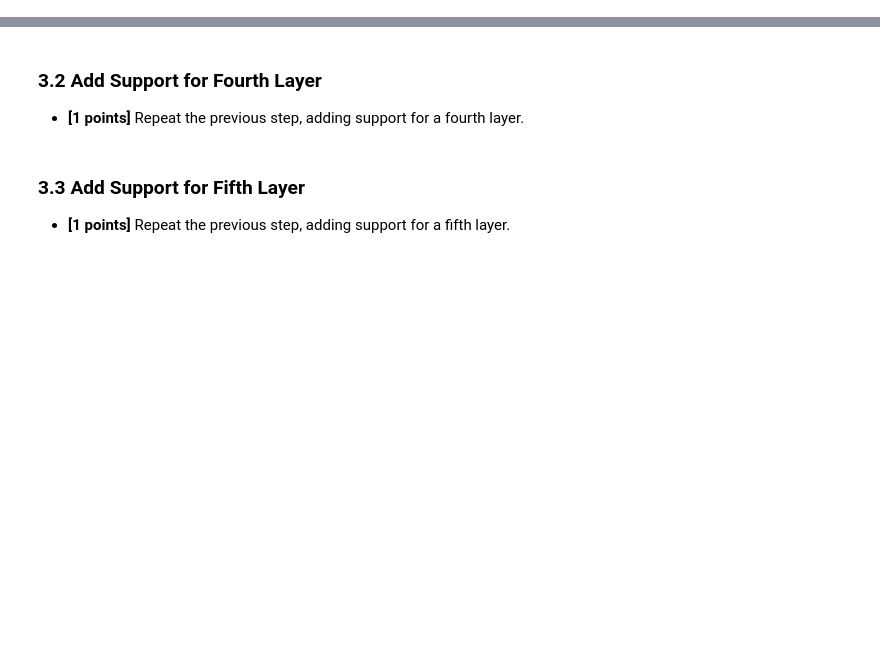
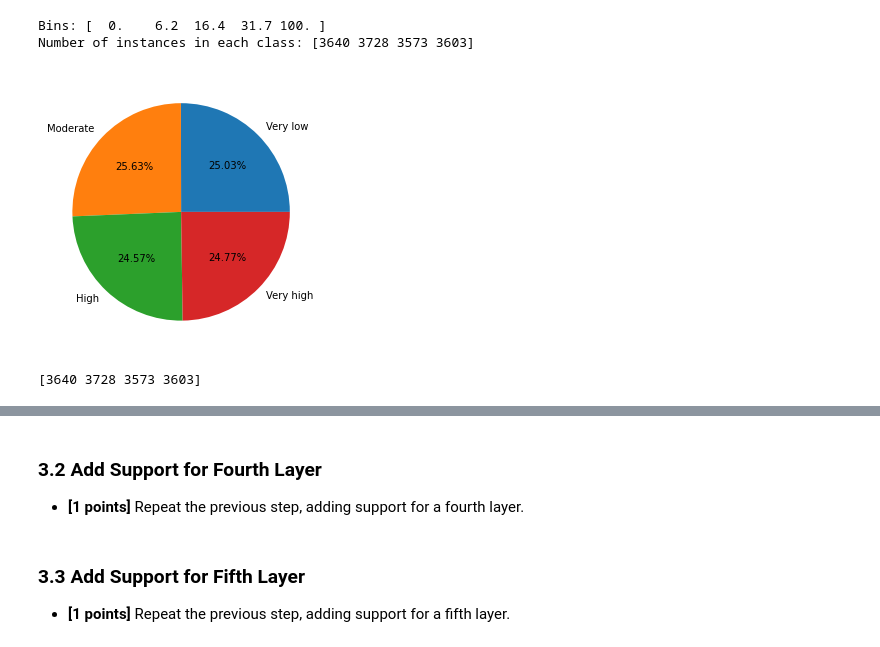
Before and after one commit to harrisonnoble/ml-projects, a Jupyter notebook: Lab 4/Lab 4.ipynb, the cells around one changed output, grey strips where cells are left out. Saved outputs shown, nothing was run; the diff lists cells and outputs as text; code cells hidden in the pictures; blank space fills up the shorter version.

```diff
--- a/Lab 4/Lab 4.ipynb
+++ b/Lab 4/Lab 4.ipynb
@@ -57,0 +163,24 @@
+# %%
+y_quant, bins = pd.cut(y_test,
+                       bins=[0, 6.2, 16.4, 31.7, 100.],
+                       labels=[0,1,2,3],
+                       retbins=True,
+                       include_lowest=True)
+print('Bins:', bins)
+
+#output number of instances and plot
+print('Number of instances in each class:',np.bincount(y_quant))
+fig = plt.figure(figsize=(5, 5))
+plt.pie(np.bincount(y_quant),
+        labels=['Very low', 'Moderate', 'High', 'Very high'],
+        autopct='%.2f%%')
+plt.show()
+
+#save y_quant to y_test
+y_test = y_quant.to_numpy()
+print(np.bincount(y_test))
+# %% [output]
+Bins: [  0.    6.2  16.4  31.7 100. ]
+Number of instances in each class: [3640 3728 3573 3603]
+[figure, added]
+[3640 3728 3573 3603]
```
Also changed, not shown: parts of 58 cells of this notebook.
